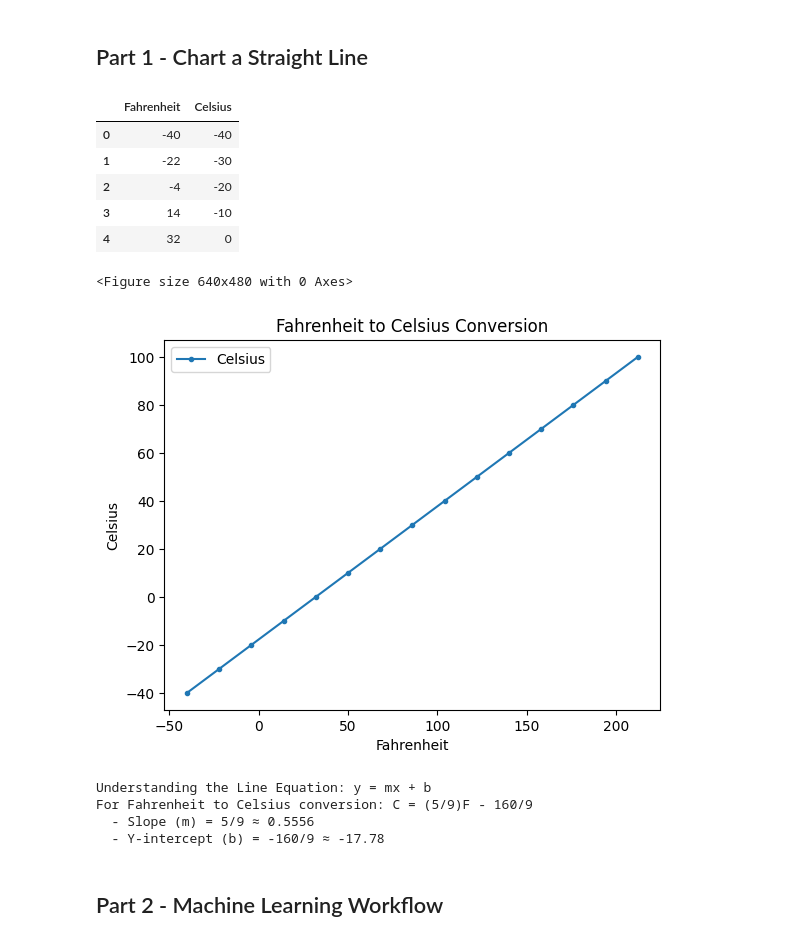
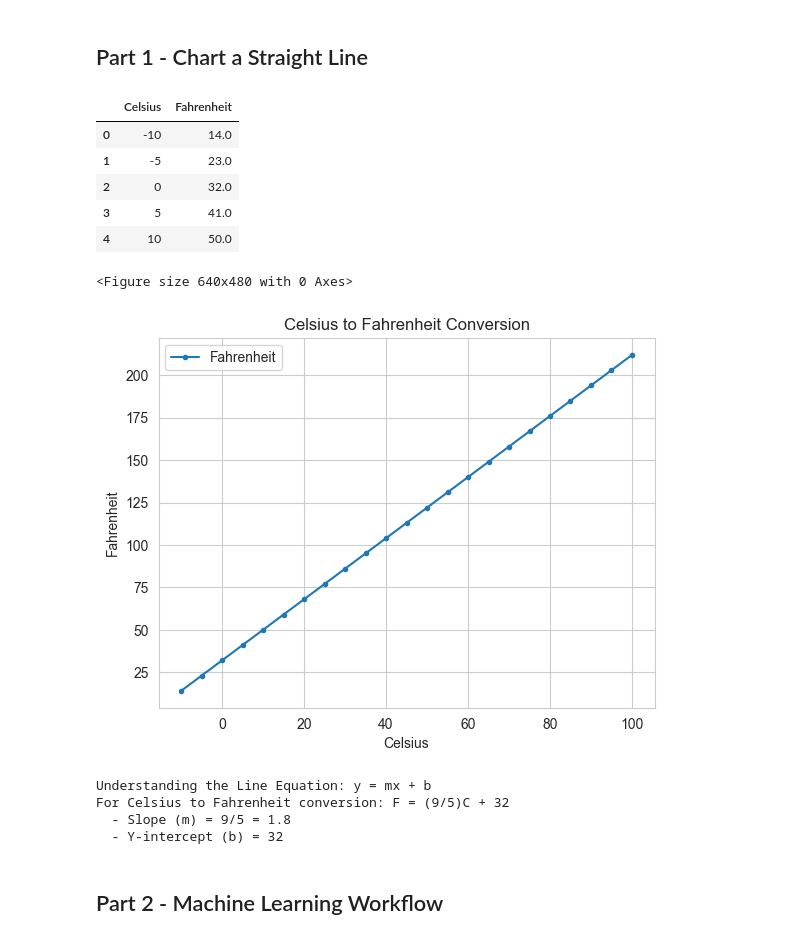
Before and after one commit to tmims71-ctrl/datafun-07-ml, a Jupyter notebook: notebooks/tmims_ml.ipynb, the cells around one changed output. Saved outputs shown, nothing was run; the diff lists cells and outputs as text; code cells hidden in the pictures.

```diff
--- a/notebooks/tmims_ml.ipynb
+++ b/notebooks/tmims_ml.ipynb
@@ -29,44 +29,44 @@ from sklearn.linear_model import LinearRegression
 # %%
 # Part 1 - Chart a Straight Line
 
 # Clear any previous plots
 plt.clf()
 
-# Create arrays for Celsius and Fahrenheit temperatures
-celsius = [-40, -30, -20, -10, 0, 10, 20, 30, 40, 50, 60, 70, 80, 90, 100]
-fahrenheit = [-40, -22, -4, 14, 32, 50, 68, 86, 104, 122, 140, 158, 176, 194, 212]
+# Create Celsius values using np.arange, then compute Fahrenheit using the conversion formula
+celsius = np.arange(-10, 101, 5)
+fahrenheit = (9/5) * celsius + 32
 
-# Create a DataFrame with temperature data (Fahrenheit first, then Celsius)
-temps_df = pd.DataFrame({'Fahrenheit': fahrenheit, 'Celsius': celsius})
+# Create a DataFrame with temperature data (Celsius first, then Fahrenheit)
+temps_df = pd.DataFrame({'Celsius': celsius, 'Fahrenheit': fahrenheit})
 
 # Display first 5 rows
 display(temps_df.head())
 
-# Plot Fahrenheit (x) vs Celsius (y)
-axes = temps_df.plot(x='Fahrenheit', y='Celsius', style='.-')
-axes.set_xlabel('Fahrenheit')
-axes.set_ylabel('Celsius')
-plt.title('Fahrenheit to Celsius Conversion')
+# Plot Celsius (x) vs Fahrenheit (y)
+axes = temps_df.plot(x='Celsius', y='Fahrenheit', style='.-')
+axes.set_xlabel('Celsius')
+axes.set_ylabel('Fahrenheit')
+plt.title('Celsius to Fahrenheit Conversion')
 plt.show()
 
 # Print the line equation information
 print("\nUnderstanding the Line Equation: y = mx + b")
-print("For Fahrenheit to Celsius conversion: C = (5/9)F - 160/9")
-print("  - Slope (m) = 5/9 ≈ 0.5556")
-print("  - Y-intercept (b) = -160/9 ≈ -17.78")
+print("For Celsius to Fahrenheit conversion: F = (9/5)C + 32")
+print("  - Slope (m) = 9/5 = 1.8")
+print("  - Y-intercept (b) = 32")
 # %% [output]
-|  | Fahrenheit | Celsius |
-| 0 | -40 | -40 |
-| 1 | -22 | -30 |
-| 2 | -4 | -20 |
-| 3 | 14 | -10 |
-| 4 | 32 | 0 |
+|  | Celsius | Fahrenheit |
+| 0 | -10 | 14.0 |
+| 1 | -5 | 23.0 |
+| 2 | 0 | 32.0 |
+| 3 | 5 | 41.0 |
+| 4 | 10 | 50.0 |
 <Figure size 640x480 with 0 Axes>
-[figure, old version]
+[figure, new version]
 Understanding the Line Equation: y = mx + b
-For Fahrenheit to Celsius conversion: C = (5/9)F - 160/9
-  - Slope (m) = 5/9 ≈ 0.5556
-  - Y-intercept (b) = -160/9 ≈ -17.78
+For Celsius to Fahrenheit conversion: F = (9/5)C + 32
+  - Slope (m) = 9/5 = 1.8
+  - Y-intercept (b) = 32
 # %% [markdown]
 ## Part 2 - Machine Learning Workflow
 # %% [markdown]
```
